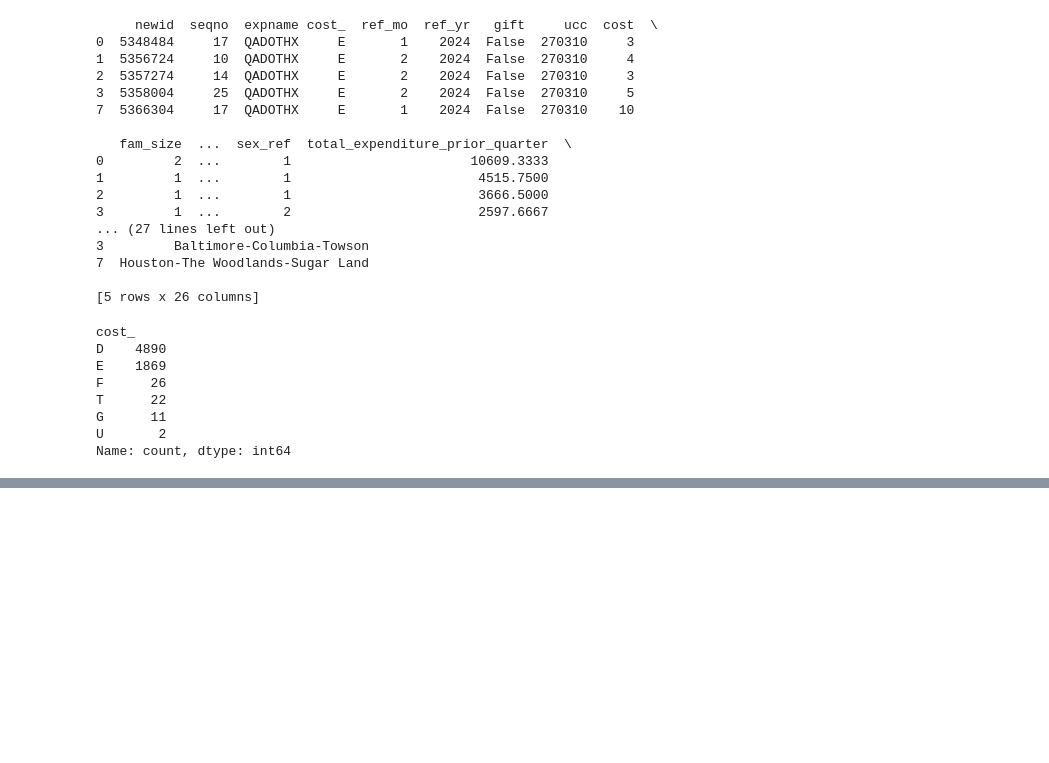
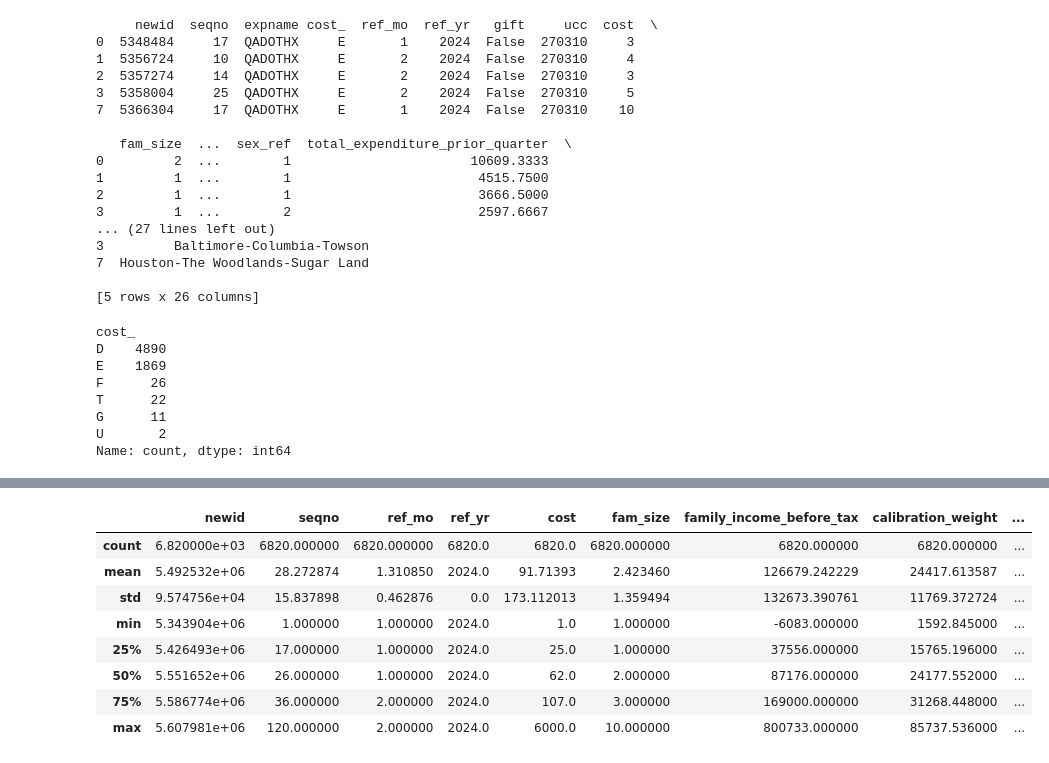
Before and after one commit to Alain-16/Digital_Product_Insights, a Jupyter notebook: Data_processing.ipynb, the cells around one changed output, grey strips where cells are left out. Saved outputs shown, nothing was run; the diff lists cells and outputs as text; code cells hidden in the pictures; blank space fills up the shorter version.

```diff
--- a/Data_processing.ipynb
+++ b/Data_processing.ipynb
@@ -649,0 +730,9 @@ Name: count, dtype: int64
+# %%
+df_2024_data.drop(columns=['ucc'],inplace=True)
+# %%
+sex_map ={
+    1: "Male",
+    2: "Female"
+}
+
+df_2024_data['sex_ref'] = df_2024_data['sex_ref'].map(sex_map).fillna(df_2024_data['sex_ref'])
@@ -649,0 +759,2 @@ Name: count, dtype: int64
+# %%
+df_2024_data.rename(columns={"cost_":"cost_flag"},inplace=True)
@@ -649,0 +781,12 @@ Name: count, dtype: int64
+# %%
+df_2024_data.describe()
+# %% [output]
+|  | newid | seqno | ref_mo | ref_yr | cost | fam_size | family_income_before_tax | calibration_weight | ... |
+| count | 6.820000e+03 | 6820.000000 | 6820.000000 | 6820.0 | 6820.0 | 6820.000000 | 6820.000000 | 6820.000000 | ... |
+| mean | 5.492532e+06 | 28.272874 | 1.310850 | 2024.0 | 91.71393 | 2.423460 | 126679.242229 | 24417.613587 | ... |
+| std | 9.574756e+04 | 15.837898 | 0.462876 | 0.0 | 173.112013 | 1.359494 | 132673.390761 | 11769.372724 | ... |
+| min | 5.343904e+06 | 1.000000 | 1.000000 | 2024.0 | 1.0 | 1.000000 | -6083.000000 | 1592.845000 | ... |
+| 25% | 5.426493e+06 | 17.000000 | 1.000000 | 2024.0 | 25.0 | 1.000000 | 37556.000000 | 15765.196000 | ... |
+| 50% | 5.551652e+06 | 26.000000 | 1.000000 | 2024.0 | 62.0 | 2.000000 | 87176.000000 | 24177.552000 | ... |
+| 75% | 5.586774e+06 | 36.000000 | 2.000000 | 2024.0 | 107.0 | 3.000000 | 169000.000000 | 31268.448000 | ... |
+| max | 5.607981e+06 | 120.000000 | 2.000000 | 2024.0 | 6000.0 | 10.000000 | 800733.000000 | 85737.536000 | ... |
```
Also changed, not shown: parts of 9 cells of this notebook, 1 other file.
